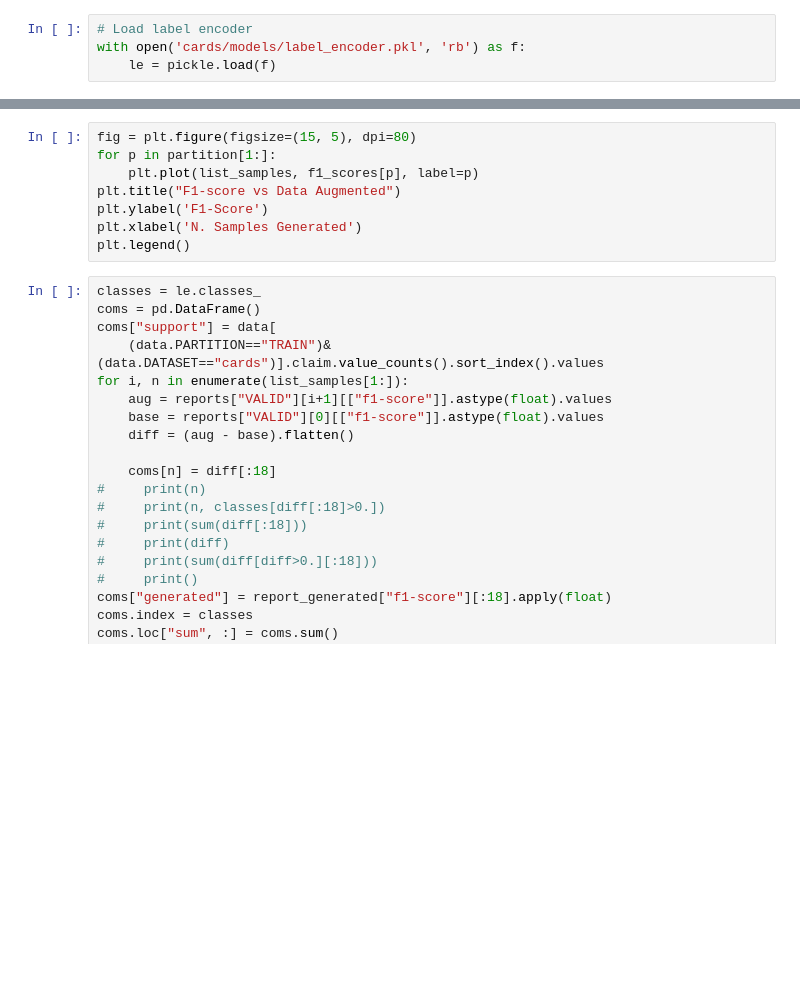
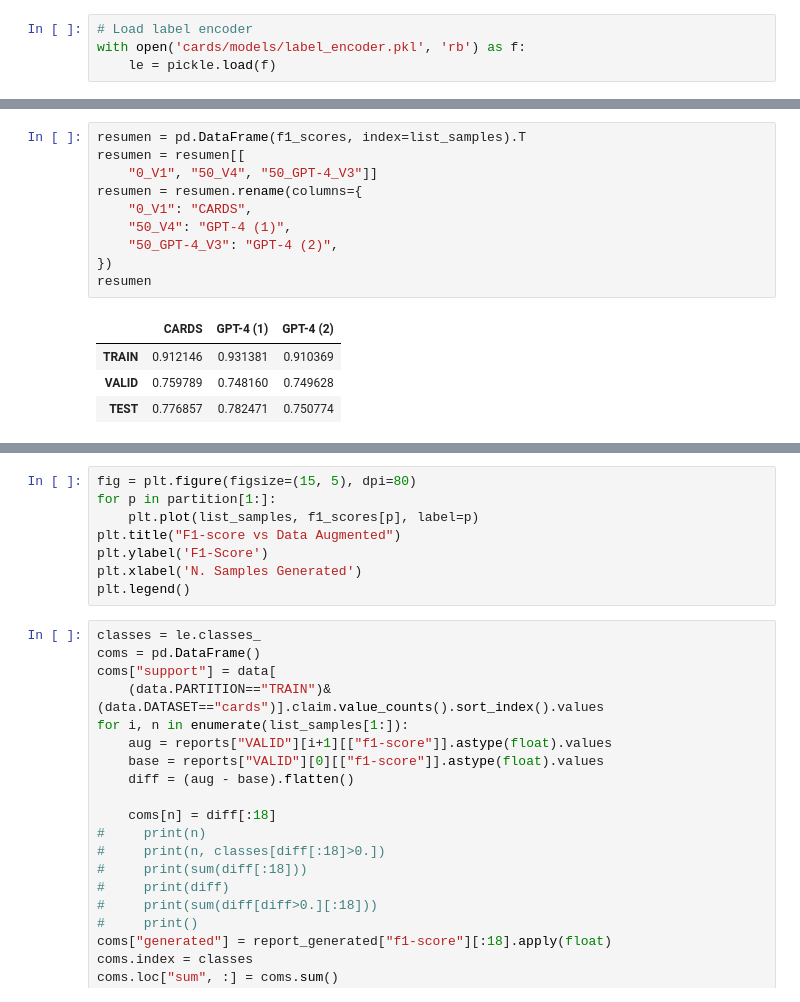
Before and after one commit to crarojasca/MDFI_misinformation, a Jupyter notebook: model_comparative.ipynb, the cells around one changed output, grey strips where cells are left out. Saved outputs shown, nothing was run; the diff lists cells and outputs as text; blank space fills up the shorter version.

```diff
--- a/model_comparative.ipynb
+++ b/model_comparative.ipynb
@@ -284,0 +128,15 @@ resumen
+# %%
+resumen = pd.DataFrame(f1_scores, index=list_samples).T
+resumen = resumen[[
+    "0_V1", "50_V4", "50_GPT-4_V3"]]
+resumen = resumen.rename(columns={
+    "0_V1": "CARDS",
+    "50_V4": "GPT-4 (1)",
+    "50_GPT-4_V3": "GPT-4 (2)",
+})
+resumen
+# %% [output]
+|  | CARDS | GPT-4 (1) | GPT-4 (2) |
+| TRAIN | 0.912146 | 0.931381 | 0.910369 |
+| VALID | 0.759789 | 0.748160 | 0.749628 |
+| TEST | 0.776857 | 0.782471 | 0.750774 |
```
Also changed, not shown: parts of 59 cells of this notebook, 16 other files.
